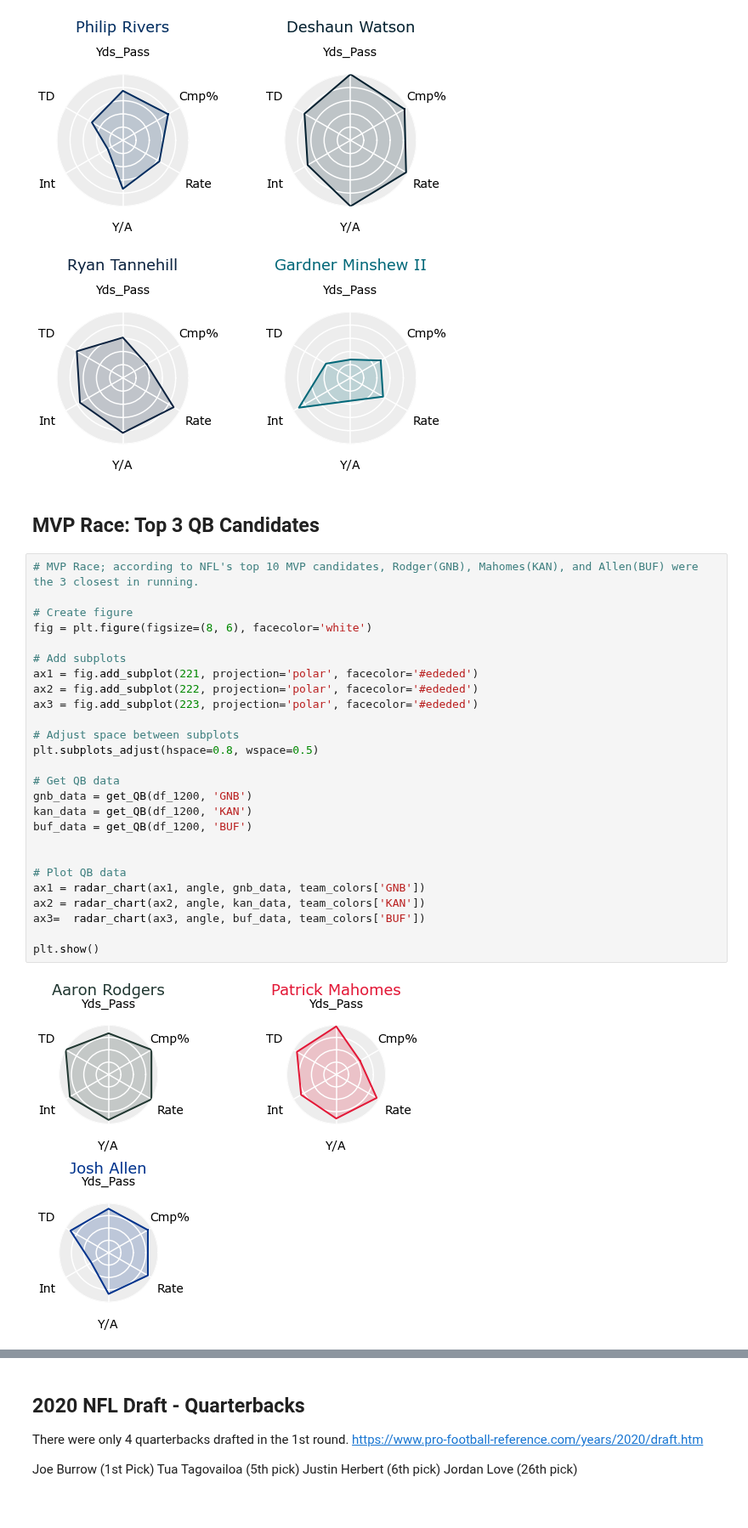
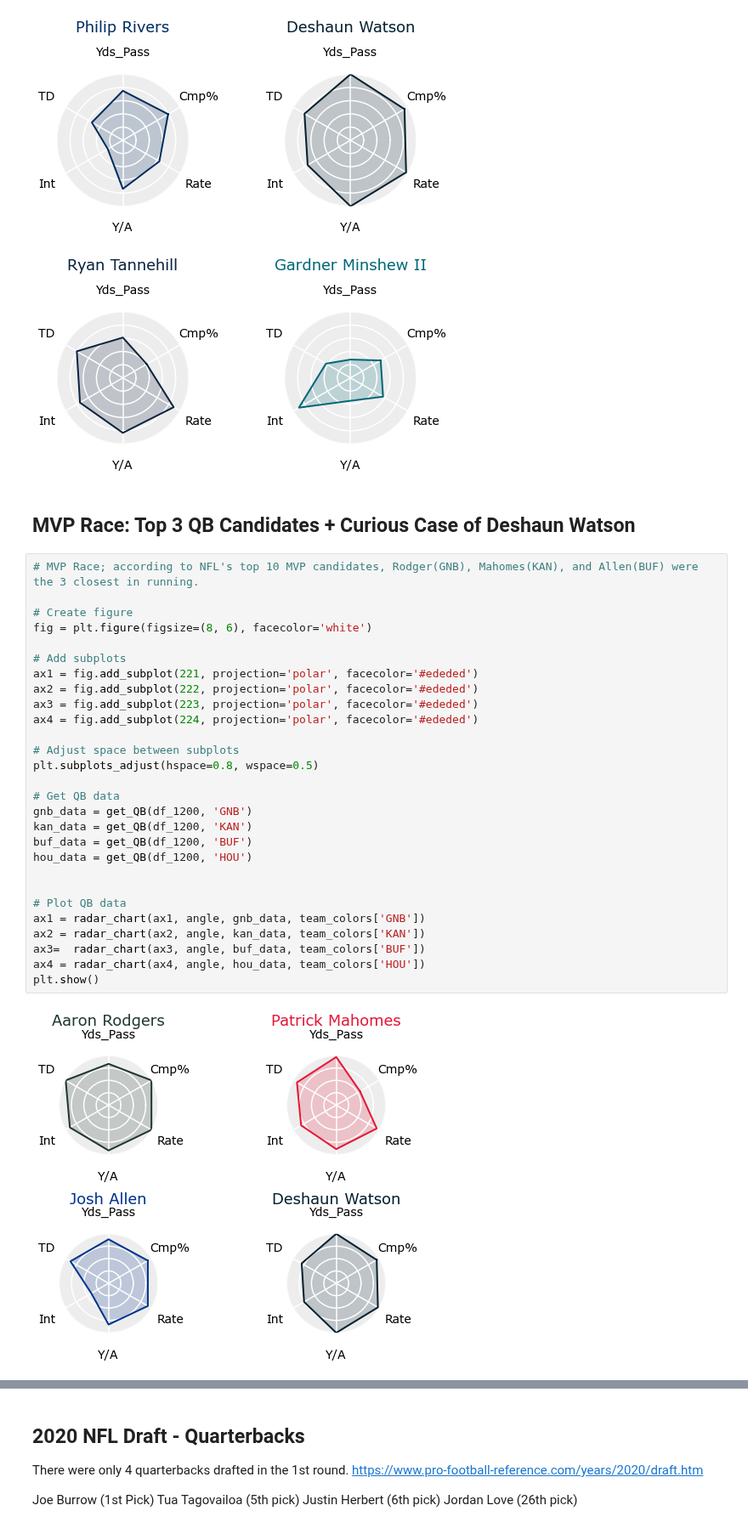
Before and after one commit to aclao89/NFL_Stats, a Jupyter notebook: NFL QB Passing.ipynb, the cells around one changed output, grey strips where cells are left out. Shown at 85% size. Drawn from its saved outputs; the diff is of its cells as text.

Commit message:
MVP Candidates + Case of Deshaun Watson

```diff
--- a/NFL QB Passing.ipynb
+++ b/NFL QB Passing.ipynb
@@ -568,32 +568,34 @@ ax4 = radar_chart(ax4, angle, jax_data, team_colors['JAX'])
 # %% [output]
 [figure]
 # %% [markdown]
-## MVP Race: Top 3 QB Candidates
+## MVP Race: Top 3 QB Candidates + Curious Case of Deshaun Watson
 # %%
 # MVP Race; according to NFL's top 10 MVP candidates, Rodger(GNB), Mahomes(KAN), and Allen(BUF) were the 3 closest in running.
 
 # Create figure
 fig = plt.figure(figsize=(8, 6), facecolor='white')
 
 # Add subplots
 ax1 = fig.add_subplot(221, projection='polar', facecolor='#ededed')
 ax2 = fig.add_subplot(222, projection='polar', facecolor='#ededed')
 ax3 = fig.add_subplot(223, projection='polar', facecolor='#ededed')
+ax4 = fig.add_subplot(224, projection='polar', facecolor='#ededed')
 
 # Adjust space between subplots
 plt.subplots_adjust(hspace=0.8, wspace=0.5)
 
 # Get QB data
 gnb_data = get_QB(df_1200, 'GNB')
 kan_data = get_QB(df_1200, 'KAN')
 buf_data = get_QB(df_1200, 'BUF')
+hou_data = get_QB(df_1200, 'HOU')
 
 
 # Plot QB data
 ax1 = radar_chart(ax1, angle, gnb_data, team_colors['GNB'])
 ax2 = radar_chart(ax2, angle, kan_data, team_colors['KAN'])
 ax3=  radar_chart(ax3, angle, buf_data, team_colors['BUF'])
-
+ax4 = radar_chart(ax4, angle, hou_data, team_colors['HOU'])
 plt.show()
 # %% [output]
-[figure, old version]
+[figure, new version]
```
Also changed, not shown: parts of 5 cells of this notebook.
